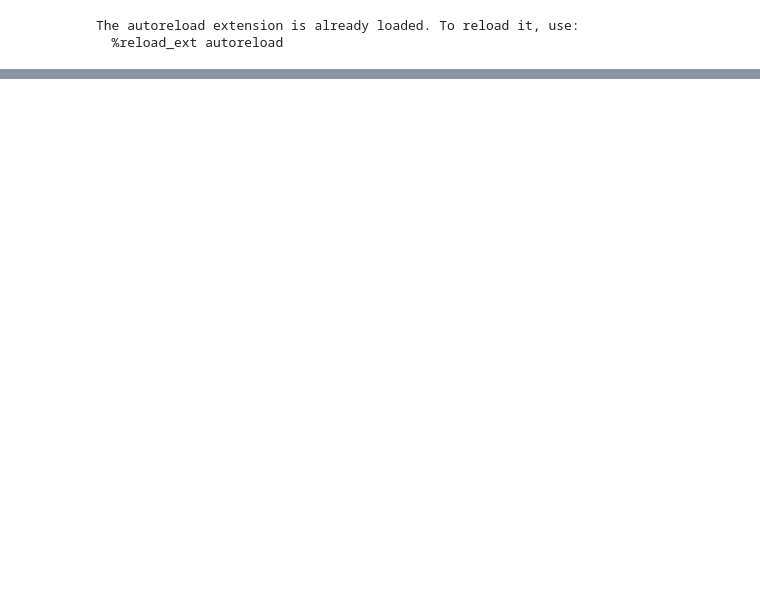
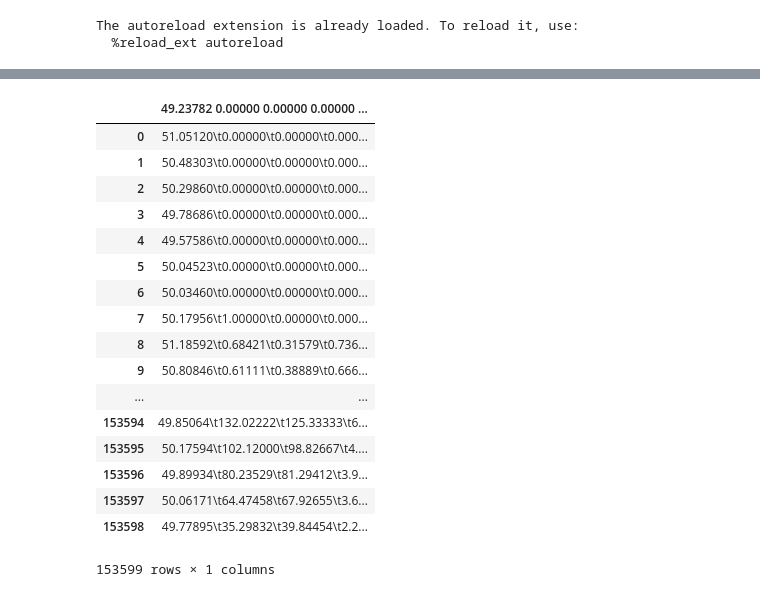
Before and after one commit to kennyjoseph/workplace_gender, a Jupyter notebook: Test.ipynb, the cells around one changed output, grey strips where cells are left out. Cells and saved outputs as stored; diff of their text form; code cells hidden in the pictures; blank space fills up the shorter version.

```diff
--- a/Test.ipynb
+++ b/Test.ipynb
@@ -277,0 +276,21 @@ chunked[0][1]
+# %%
+df
+# %% [output]
+|  | 49.23782 0.00000 0.00000 0.00000 ... |
+| 0 | 51.05120\t0.00000\t0.00000\t0.000... |
+| 1 | 50.48303\t0.00000\t0.00000\t0.000... |
+| 2 | 50.29860\t0.00000\t0.00000\t0.000... |
+| 3 | 49.78686\t0.00000\t0.00000\t0.000... |
+| 4 | 49.57586\t0.00000\t0.00000\t0.000... |
+| 5 | 50.04523\t0.00000\t0.00000\t0.000... |
+| 6 | 50.03460\t0.00000\t0.00000\t0.000... |
+| 7 | 50.17956\t1.00000\t0.00000\t0.000... |
+| 8 | 51.18592\t0.68421\t0.31579\t0.736... |
+| 9 | 50.80846\t0.61111\t0.38889\t0.666... |
+| ... | ... |
+| 153594 | 49.85064\t132.02222\t125.33333\t6... |
+| 153595 | 50.17594\t102.12000\t98.82667\t4.... |
+| 153596 | 49.89934\t80.23529\t81.29412\t3.9... |
+| 153597 | 50.06171\t64.47458\t67.92655\t3.6... |
+| 153598 | 49.77895\t35.29832\t39.84454\t2.2... |
+153599 rows × 1 columns
```
Also changed, not shown: parts of 15 cells of this notebook.
